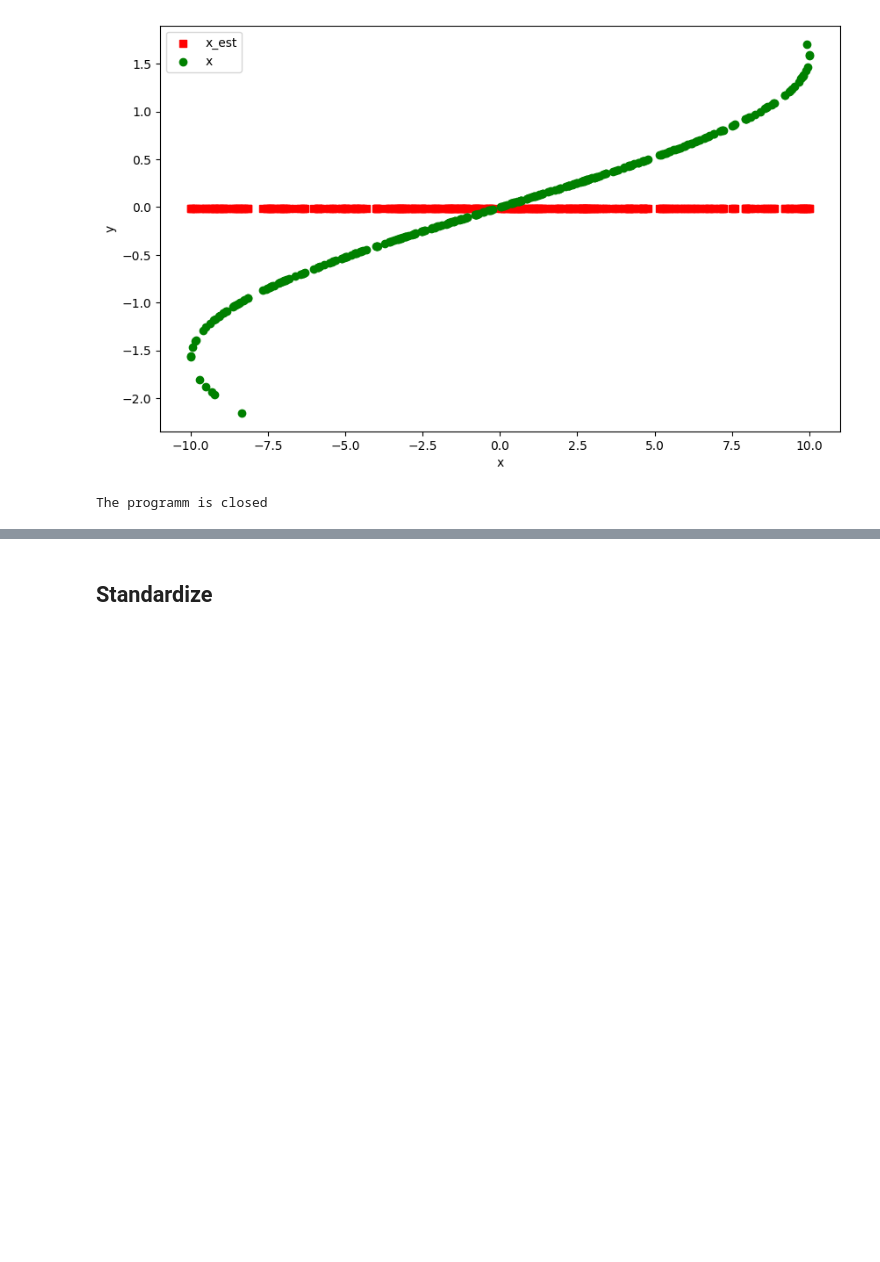
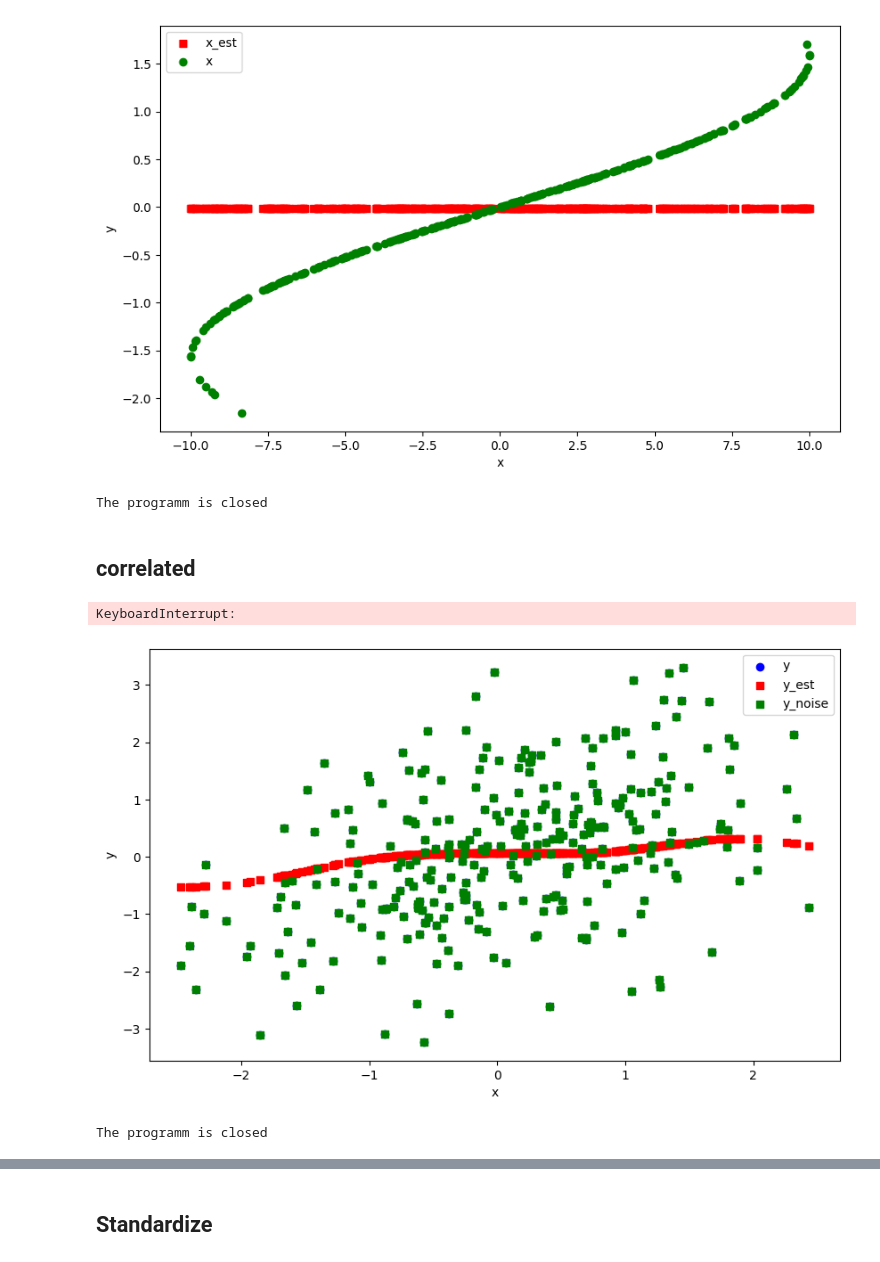
Before and after one commit to yurou-liang/ADMG_RKHS, a Jupyter notebook: ADMG/Toy_Example.ipynb, the cells around one changed output, grey strips where cells are left out. Drawn from its saved outputs; the diff is of its cells as text; code cells hidden in the pictures; blank space fills up the shorter version.

Commit message:
update pretraining, thresholding for 3 nodes

```diff
--- a/ADMG/Toy_Example.ipynb
+++ b/ADMG/Toy_Example.ipynb
@@ -223,3 +225,44 @@ print("The programm is closed")
 # %% [output]
 [figure]
 The programm is closed
+# %% [markdown]
+## correlated
+# %%
+np.random.seed(0)
+n_samples = 300  # Number of samples
+dim = 2  # Dimension of the normal vectors
+
+# Random data for X and X_hat
+True_Sigma = np.array([[1, 0.5],    # Variance of X is 1, covariance between X and Y is 0.8
+                [0.5, 1.5]])   # Variance of Y is 1, covariance between Y and X is 0.8
+epsilon = np.random.multivariate_normal([0] * dim, True_Sigma, size=n_samples) #[n, d]
+epsilon = torch.tensor(epsilon, dtype=torch.float64)
+x1 = epsilon[:, 0]
+# x1 = torch.randn(n_samples)
+x2 = epsilon[:, 1]
+x1_true = epsilon[:, 0]
+# Step 4: Combine these results into a new tensor of shape [n, 2]
+X = torch.stack((x1, x2), dim=1)
+x2_true = epsilon[:, 1]
+X_true = torch.stack((x1_true, x2_true), dim=1)
+
+eq_model = RKHS_DAGMA.RKHSDagma(X_true, gamma = 1)
+model = RKHS_DAGMA.RKHSDagma_nonlinear(eq_model)
+W_est_no_thresh, x_est = model.fit(X_true, lambda1=1e-3, tau=1e-2, T = 6, mu_init = 1.0, lr=0.03, w_threshold=0.0)
+alpha = eq_model.alpha
+beta = eq_model.beta
+# %% [output]
+KeyboardInterrupt:
+# %%
+plt.figure(figsize=(10, 6))  # Optional: specifies the figure size
+plt.scatter(X.detach().numpy()[:, 0], X.detach().numpy()[:, 1], label='y', color='blue', marker='o')  # Plot x vs. y1
+plt.scatter(X.detach().numpy()[:, 0], x_est.detach().numpy()[:, 1], label='y_est', color='red', marker='s')
+plt.scatter(X.detach().numpy()[:, 0], X_true.detach().numpy()[:, 1], label='y_noise', color='green', marker='s')
+plt.xlabel('x')
+plt.ylabel('y')
+plt.legend()
+plt.show()
+print("The programm is closed")
+# %% [output]
+[figure, added]
+The programm is closed
```
Also changed, not shown: parts of 15 cells of this notebook, 1 other file.
